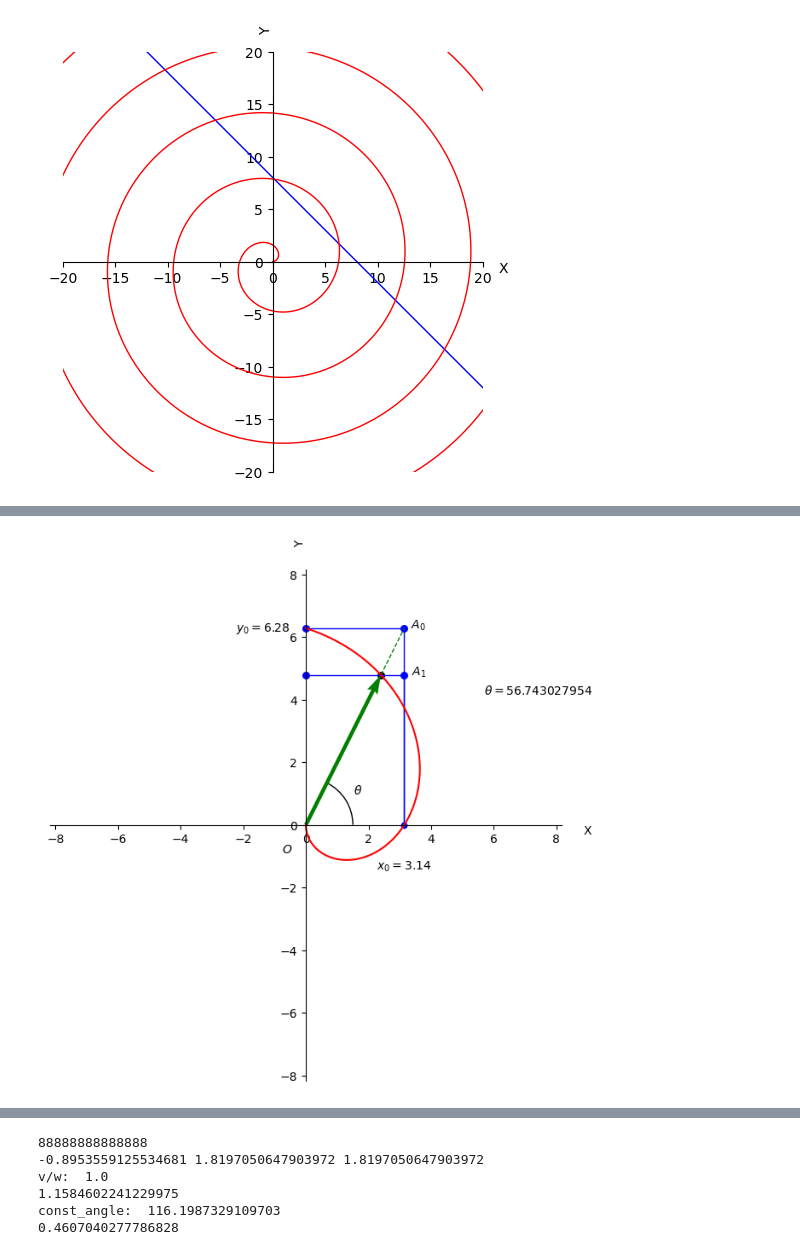
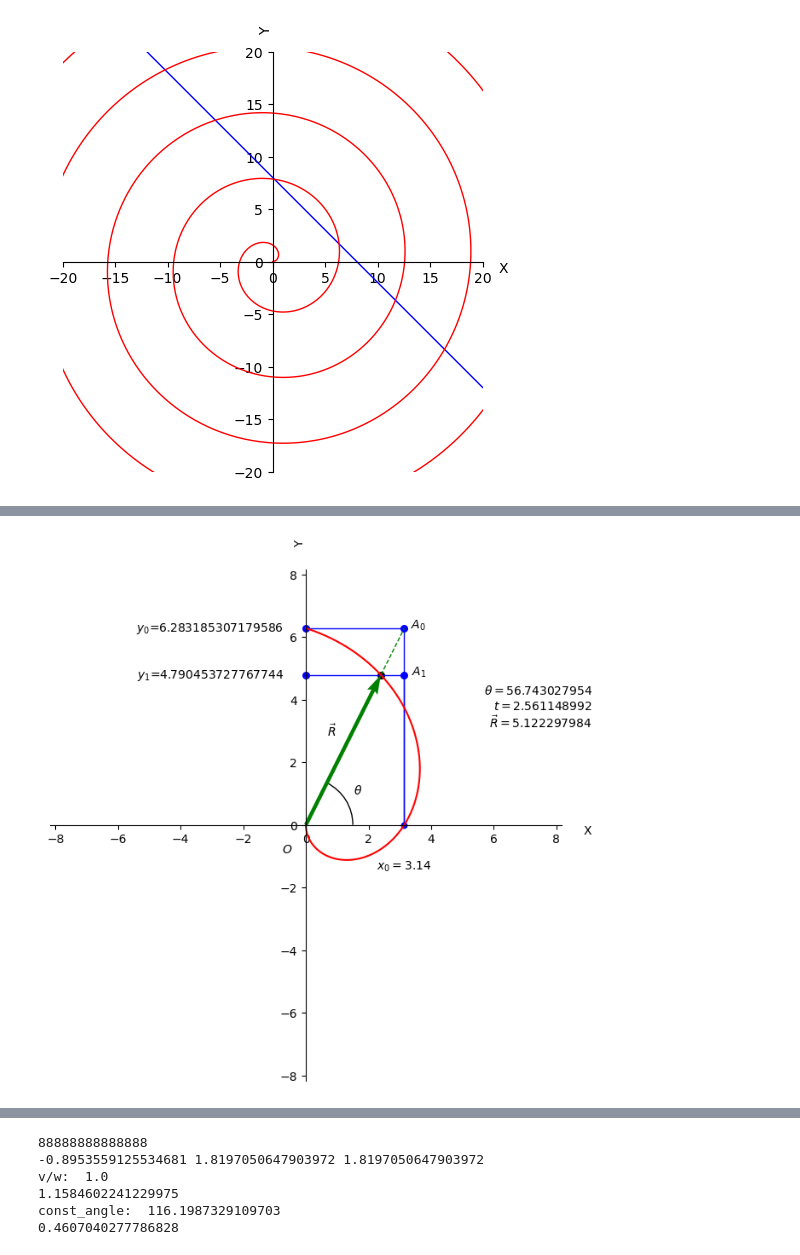
Before and after one commit to Kiril-Lazarov/Intersection-points-between-a-line-and-a-spiral, a Jupyter notebook: Intersection between a line and a spiral.ipynb, the cells around one changed output, grey strips where cells are left out. Drawn from its saved outputs; the diff is of its cells as text; code cells hidden in the pictures.

Commit message:
Finished step 1 section

```diff
--- a/Intersection between a line and a spiral.ipynb
+++ b/Intersection between a line and a spiral.ipynb
@@ -111,30 +173,30 @@ Finding the intersection point consists of a precisely defined series of rotatio
 # %%
 t  = np.linspace(0, np.pi, 2000)
 v = 2
 w = 1
 theta_0 = -np.pi/2
 angles = np.linspace(theta_0,theta_0 + np.pi, 2000 )
 
 x = t*v*np.cos(angles)
 y = t * v * np.sin(angles)
 
 f = 10
 y_max = max(y)
 x_max = max(x)
 
 y_axis_limit = 1.3*y_max
 
 t_90_degree = np.pi/2/w
 x_0 = t_90_degree * v
 
 ax = create_field(figsize=(f, f), x_lim=(-y_axis_limit, y_axis_limit), y_lim=(-y_axis_limit, y_axis_limit))
 
-draw_algorithm(x_0, y_max, v, w, theta_0,ax)
+draw_algorithm(x_0, y_max, v, w, theta_0,ax, steps_count=2)
 plt.plot(x, y,color='red')
 
 plt.show()
 # %% [output]
-[figure, old version]
+[figure, new version]
 # %% [markdown]
 ## <center>Step 1<center>
 
```
Also changed, not shown: parts of 4 cells of this notebook.
